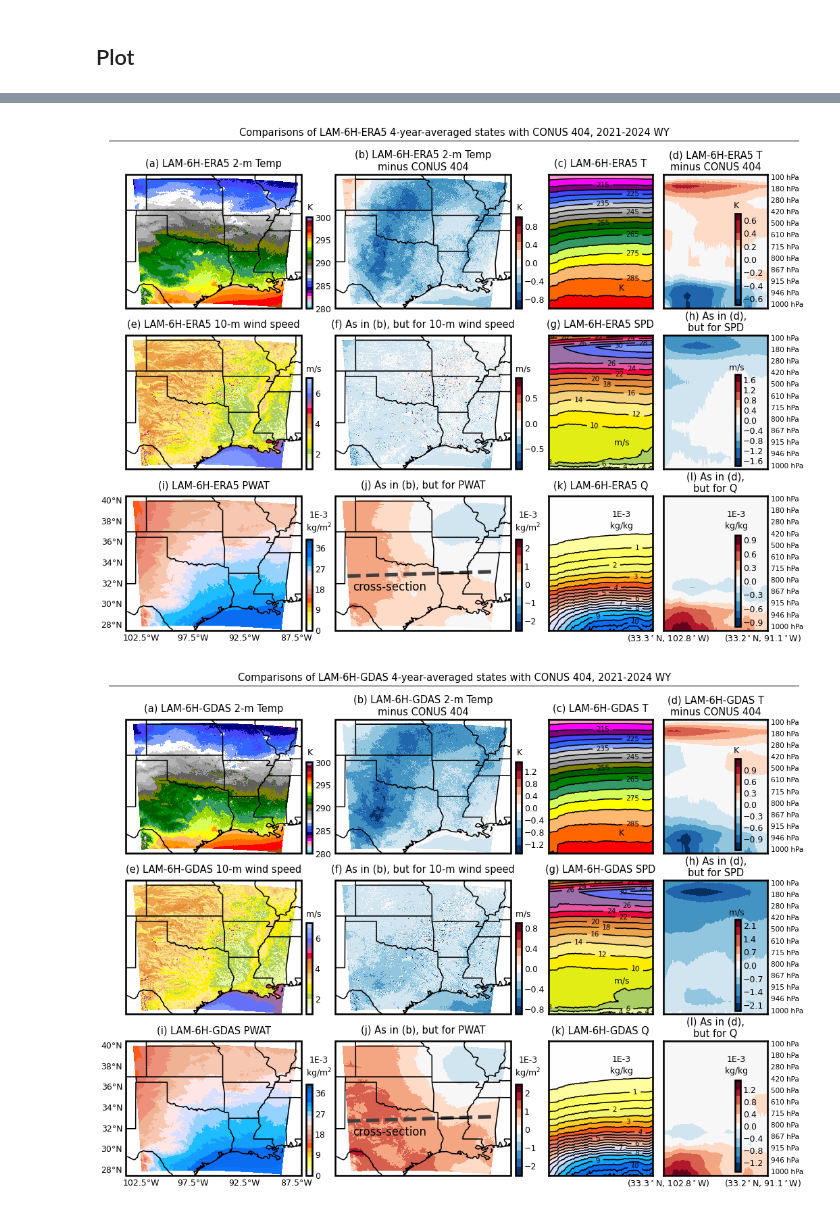
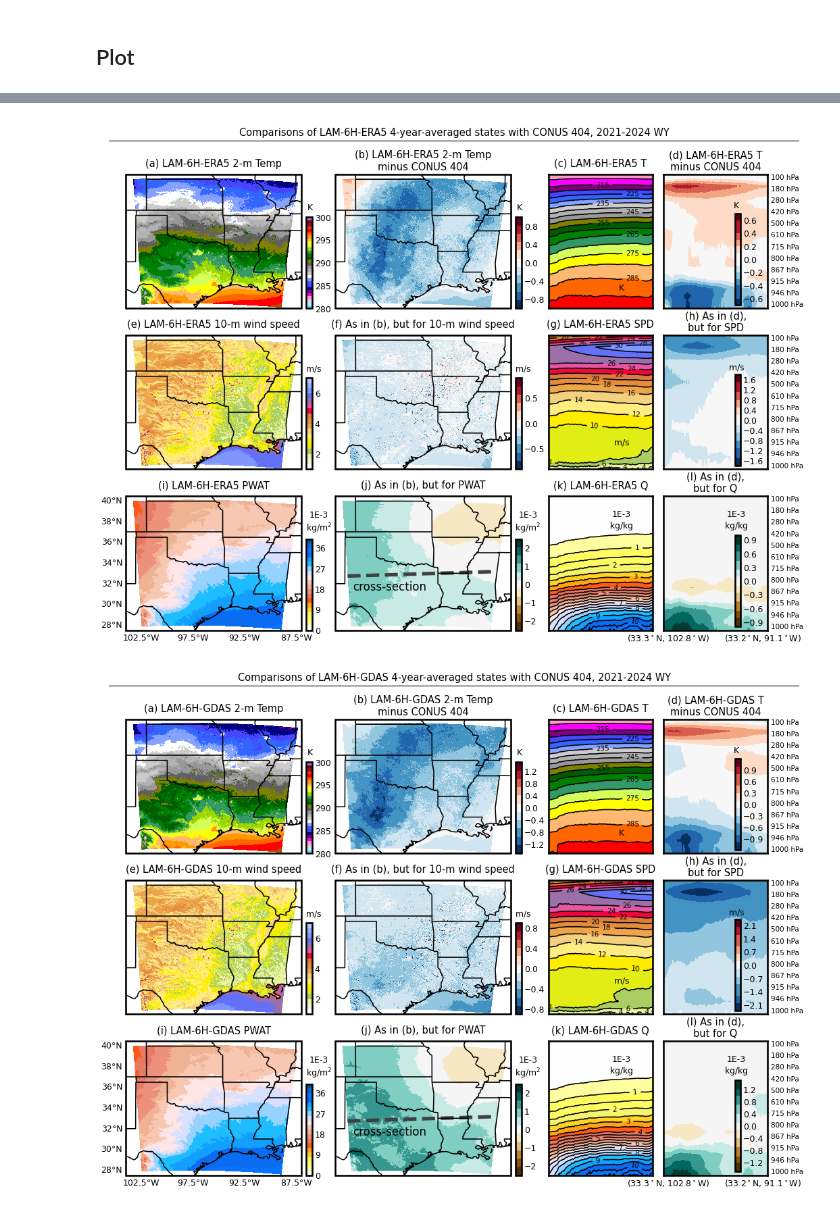
Before and after one commit to yingkaisha/RAL-GWC-CONUS, a Jupyter notebook: _PAPER/visualization/FIG_CLIM_compare.ipynb, the cells around one changed output, grey strips where cells are left out. Saved outputs shown, nothing was run; the diff lists cells and outputs as text; code cells hidden in the pictures.

```diff
--- a/_PAPER/visualization/FIG_CLIM_compare.ipynb
+++ b/_PAPER/visualization/FIG_CLIM_compare.ipynb
@@ -460,8 +474,23 @@ dict_diff_LIMs = {'WRF_T2': [-1, 1], 'WRF_SPD10': [-0.9, 0.9], 'WRF_PWAT': [-0.0
 dict_levels = {'WRF_T': np.arange(195, 315, 5), 'WRF_SPD': np.arange(0, 38, 2), 'WRF_Q_tot': np.arange(0, 0.012+0.0005, 0.0005)}
 dict_diff_levels = {'WRF_T': np.arange(-0.7, 0.8, 0.1), 'WRF_SPD': np.arange(-1.8, 1.9, 0.1), 'WRF_Q_tot': np.arange(-0.001, 0.00105, 0.00005)}
 
-dict_CMAPs = {'WRF_T2': cmaps.t2m_29lev, 'WRF_T': cmaps.t2m_29lev, 'WRF_SPD10': cmaps.wind_17lev, 'WRF_SPD': cmaps.wind_17lev, 'WRF_PWAT': cmaps.rh_19lev, 'WRF_Q_tot': cmaps.rh_19lev}
-dict_diff_CMAPs = {'WRF_T2': cmaps.CBR_coldhot, 'WRF_T': cmaps.CBR_coldhot, 'WRF_SPD10': cmaps.CBR_coldhot, 'WRF_SPD': cmaps.CBR_coldhot, 'WRF_PWAT': cmaps.CBR_coldhot, 'WRF_Q_tot': cmaps.CBR_coldhot}
+dict_CMAPs = {
+    'WRF_T2': cmaps.t2m_29lev,
+    'WRF_T': cmaps.t2m_29lev,
+    'WRF_SPD10': cmaps.wind_17lev,
+    'WRF_SPD': cmaps.wind_17lev,
+    'WRF_PWAT': cmaps.rh_19lev,
+    'WRF_Q_tot': cmaps.rh_19lev
+}
+
+dict_diff_CMAPs = {
+    'WRF_T2': cmaps.CBR_coldhot,
+    'WRF_T': cmaps.CBR_coldhot,
+    'WRF_SPD10': cmaps.CBR_coldhot,
+    'WRF_SPD': cmaps.CBR_coldhot,
+    'WRF_PWAT': cmaps.CBR_drywet, #cmaps.CBR_coldhot,
+    'WRF_Q_tot': cmaps.CBR_drywet, #cmaps.CBR_coldhot
+}
 
 dict_factor = {'WRF_T2': 1.0, 'WRF_T': 1.0, 'WRF_SPD10': 1.0, 'WRF_SPD': 1.0, 'WRF_PWAT':1e3, 'WRF_Q_tot':1e3}
 dict_diff_factor = {'WRF_T2': 1.0, 'WRF_T': 1.0, 'WRF_SPD10': 1.0, 'WRF_SPD': 1.0, 'WRF_PWAT':1e3, 'WRF_Q_tot':1e3}
@@ -746,7 +775,7 @@ ax_base3.set_axis_off()
 ax_base3_diff.set_axis_off()
 ax_base3_profile.set_axis_off()
 # %% [output]
-[figure, old version]
+[figure, new version]
 # %%
 proj_ = ccrs.PlateCarree()
 map_extent = [-104, -87, 27.5, 40.5]
@@ -759,8 +788,23 @@ dict_diff_LIMs = {'WRF_T2': [-1.5, 1.5], 'WRF_SPD10': [-0.9, 0.9], 'WRF_PWAT': [
 dict_levels = {'WRF_T': np.arange(195, 315, 5), 'WRF_SPD': np.arange(0, 38, 2), 'WRF_Q_tot': np.arange(0, 0.012+0.0005, 0.0005)}
 dict_diff_levels = {'WRF_T': np.arange(-1.2, 1.3, 0.1), 'WRF_SPD': np.arange(-2.4, 2.6, 0.2), 'WRF_Q_tot': np.arange(-0.0015, 0.0016, 0.0001)}
 
-dict_CMAPs = {'WRF_T2': cmaps.t2m_29lev, 'WRF_T': cmaps.t2m_29lev, 'WRF_SPD10': cmaps.wind_17lev, 'WRF_SPD': cmaps.wind_17lev, 'WRF_PWAT': cmaps.rh_19lev, 'WRF_Q_tot': cmaps.rh_19lev}
-dict_diff_CMAPs = {'WRF_T2': cmaps.CBR_coldhot, 'WRF_T': cmaps.CBR_coldhot, 'WRF_SPD10': cmaps.CBR_coldhot, 'WRF_SPD': cmaps.CBR_coldhot, 'WRF_PWAT': cmaps.CBR_coldhot, 'WRF_Q_tot': cmaps.CBR_coldhot}
+dict_CMAPs = {
+    'WRF_T2': cmaps.t2m_29lev,
+    'WRF_T': cmaps.t2m_29lev,
+    'WRF_SPD10': cmaps.wind_17lev,
+    'WRF_SPD': cmaps.wind_17lev,
+    'WRF_PWAT': cmaps.rh_19lev,
+    'WRF_Q_tot': cmaps.rh_19lev
+}
+
+dict_diff_CMAPs = {
+    'WRF_T2': cmaps.CBR_coldhot,
+    'WRF_T': cmaps.CBR_coldhot,
+    'WRF_SPD10': cmaps.CBR_coldhot,
+    'WRF_SPD': cmaps.CBR_coldhot,
+    'WRF_PWAT': cmaps.CBR_drywet, #cmaps.CBR_coldhot,
+    'WRF_Q_tot': cmaps.CBR_drywet, #cmaps.CBR_coldhot
+}
 
 dict_factor = {'WRF_T2': 1.0, 'WRF_T': 1.0, 'WRF_SPD10': 1.0, 'WRF_SPD': 1.0, 'WRF_PWAT':1e3, 'WRF_Q_tot':1e3}
 dict_diff_factor = {'WRF_T2': 1.0, 'WRF_T': 1.0, 'WRF_SPD10': 1.0, 'WRF_SPD': 1.0, 'WRF_PWAT':1e3, 'WRF_Q_tot':1e3}
@@ -1020,31 +1064,31 @@ for i_text, text_unit in enumerate(text_units_3):
     AX_lines[3+i_text].text(0.7, loc_unit_y_3[i_text], text_unit, ha='center', va='center', fontsize=12, transform=AX_lines[3+i_text].transAxes)
 
 AX_lines[0].text(0.7, 0.15, 'K', ha='center', va='center', fontsize=12, transform=AX_lines[0].transAxes)
 AX_lines[1].text(0.7, 0.25, '$\mathsf{m/s}$', ha='center', va='center', fontsize=12, transform=AX_lines[1].transAxes)
 AX_lines[2].text(0.7, 0.815, '1E-3\n$\mathsf{kg/kg}$', ha='center', va='center', fontsize=12, transform=AX_lines[2].transAxes)
 
 AX_lines[-1].text(0.05, -0.02, '(33.3$^\circ$N, 102.8$^\circ$W)', ha='center', va='top', fontsize=12, transform=AX_lines[-1].transAxes)
 AX_lines[-1].text(0.95, -0.02, '(33.2$^\circ$N, 91.1$^\circ$W)', ha='center', va='top', fontsize=12, transform=AX_lines[-1].transAxes)
 
 ax_title1 = fig.add_axes([0.0, 1.07, 1.0475, 0.04])
 
 ax_title1.text(
     0.5, 0.5,
     f'Comparisons of {exp_name_print} 4-year-averaged states with CONUS 404, 2021-2024 WY',
     fontsize=14, va='center', ha='center', transform=ax_title1.transAxes
 )
 
 ax_title1.axhline(y=0.1, lw=1, ls='-', color='k')
 
 ax_title1.set_axis_off()
 ax_base1.set_axis_off()
 ax_base1_diff.set_axis_off()
 ax_base1_profile.set_axis_off()
 ax_base2.set_axis_off()
 ax_base2_diff.set_axis_off()
 ax_base2_profile.set_axis_off()
 ax_base3.set_axis_off()
 ax_base3_diff.set_axis_off()
 ax_base3_profile.set_axis_off()
 # %% [output]
-[figure, old version]
+[figure, new version]
```
Also changed, not shown: parts of 3 cells of this notebook, 49 other files.
